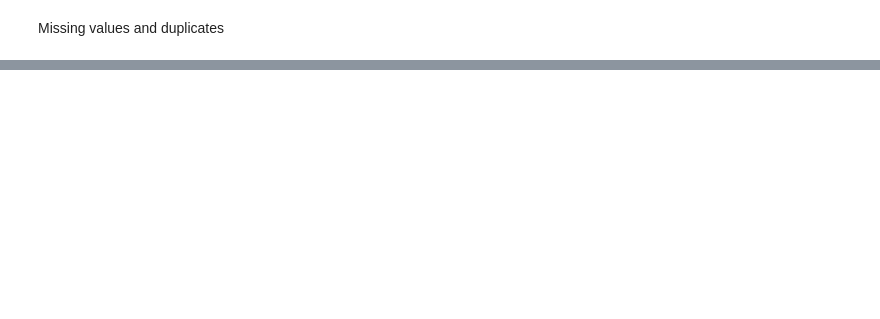
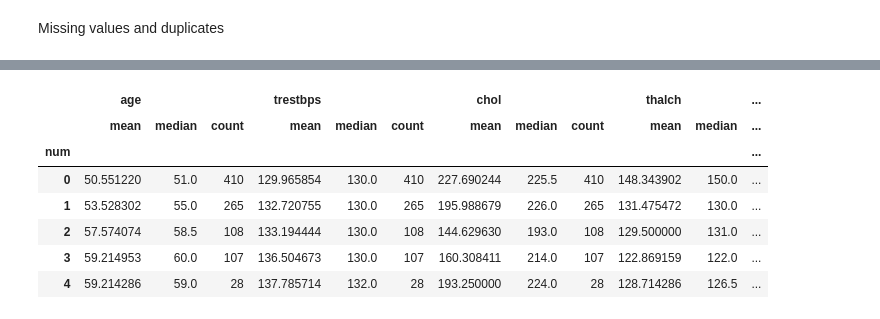
Before and after one commit to Francoamigoa/Week_2_homework, a Jupyter notebook: analysis.ipynb, the cells around one changed output, grey strips where cells are left out. Drawn from its saved outputs; the diff is of its cells as text; code cells hidden in the pictures; blank space fills up the shorter version.

```diff
--- a/analysis.ipynb
+++ b/analysis.ipynb
@@ -114,15 +142,6 @@ AttributeError: 'DataFrame' object has no attribute 'duplicates'
 # %%
-
-# Remove duplicates
-heart = heart.drop_duplicates()
-
-print("Cleaned shape:", heart.shape)
-
-# Detect simple outliers (z-score method)
-from scipy import stats
-import numpy as np
-
-z_scores = np.abs(stats.zscore(heart.select_dtypes(include=[np.number])))
-heart = heart[(z_scores < 3).all(axis=1)]
-
-print("After outlier removal, shape:", heart.shape)
+#Subsets that could be interesting to analize
+old = heart[heart["age"] > 65]
+males = heart[heart["sex"] == "male"]
+females = heart[heart["sex"] == "female"]
+asymptomatic = heart[heart["cp"] == "asymptomatic"]
@@ -128,0 +169,12 @@ print("After outlier removal, shape:", heart.shape)
+# %%
+#by Target variable (Heart disease diagnosis)
+heart.groupby("num")[heart.select_dtypes(include="number").columns].agg(["mean", "median", "count"])
+# %% [output]
+|  | age |  |  | trestbps |  |  | chol |  |  | thalch |  | ... |
+|  | mean | median | count | mean | median | count | mean | median | count | mean | median | ... |
+| num |  |  |  |  |  |  |  |  |  |  |  | ... |
+| 0 | 50.551220 | 51.0 | 410 | 129.965854 | 130.0 | 410 | 227.690244 | 225.5 | 410 | 148.343902 | 150.0 | ... |
+| 1 | 53.528302 | 55.0 | 265 | 132.720755 | 130.0 | 265 | 195.988679 | 226.0 | 265 | 131.475472 | 130.0 | ... |
+| 2 | 57.574074 | 58.5 | 108 | 133.194444 | 130.0 | 108 | 144.629630 | 193.0 | 108 | 129.500000 | 131.0 | ... |
+| 3 | 59.214953 | 60.0 | 107 | 136.504673 | 130.0 | 107 | 160.308411 | 214.0 | 107 | 122.869159 | 122.0 | ... |
+| 4 | 59.214286 | 59.0 | 28 | 137.785714 | 132.0 | 28 | 193.250000 | 224.0 | 28 | 128.714286 | 126.5 | ... |
```
Also changed, not shown: parts of 17 cells of this notebook, 4 other files.
